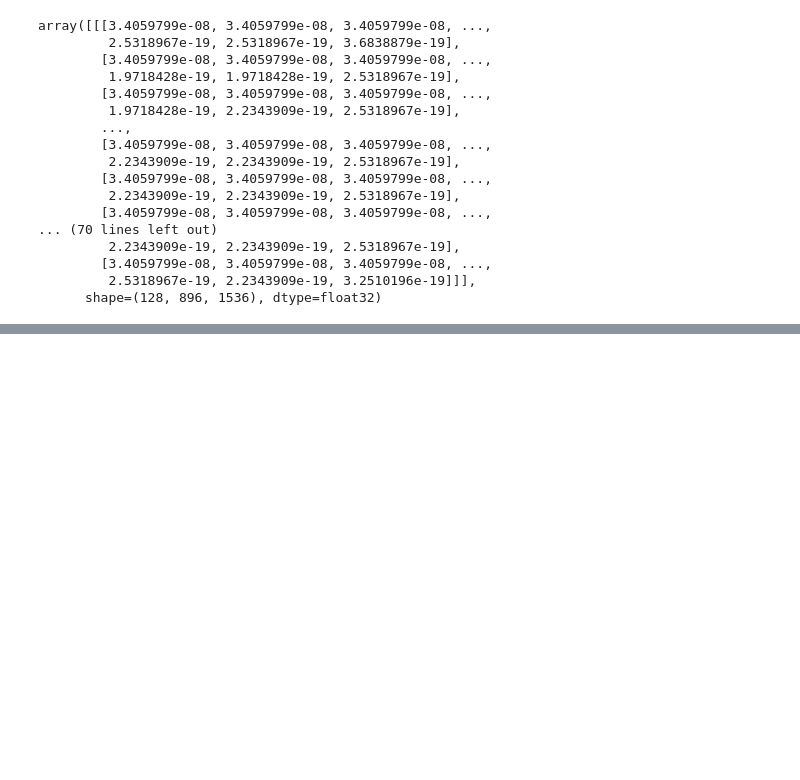
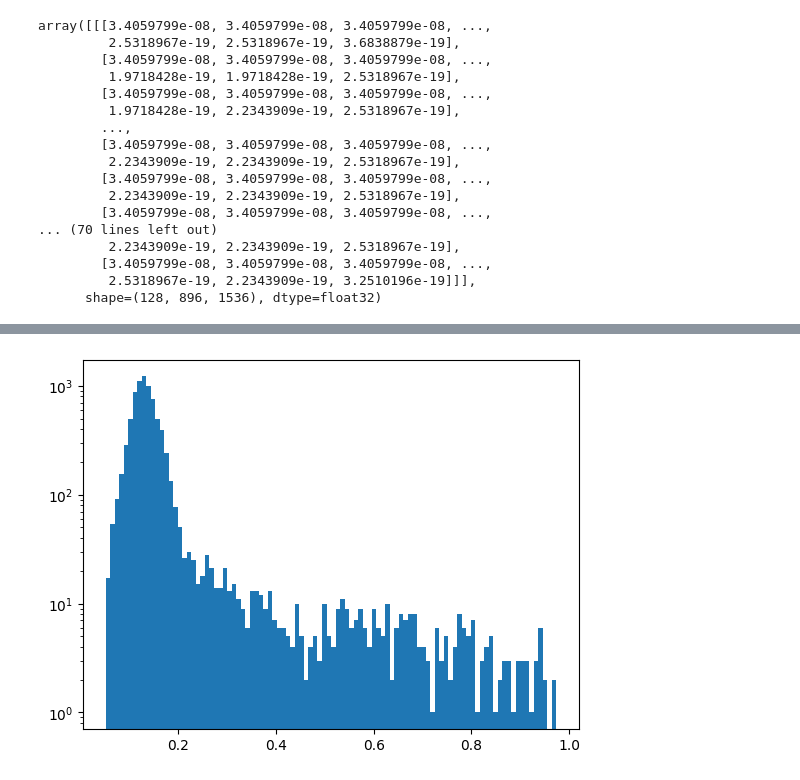
Before and after one commit to Panzax/segmentation_case_study, a Jupyter notebook: notebooks/inference_tests.ipynb, the cells around one changed output, grey strips where cells are left out. Drawn from its saved outputs; the diff is of its cells as text; code cells hidden in the pictures; blank space fills up the shorter version.

```diff
--- a/notebooks/inference_tests.ipynb
+++ b/notebooks/inference_tests.ipynb
@@ -296,0 +301,5 @@ plt.show()
+# %%
+plt.hist(tiff_data[100].flatten(), bins=100, log=True)
+plt.show()
+# %% [output]
+[figure, added]
```
Also changed, not shown: parts of 4 cells of this notebook, 6 other files.
